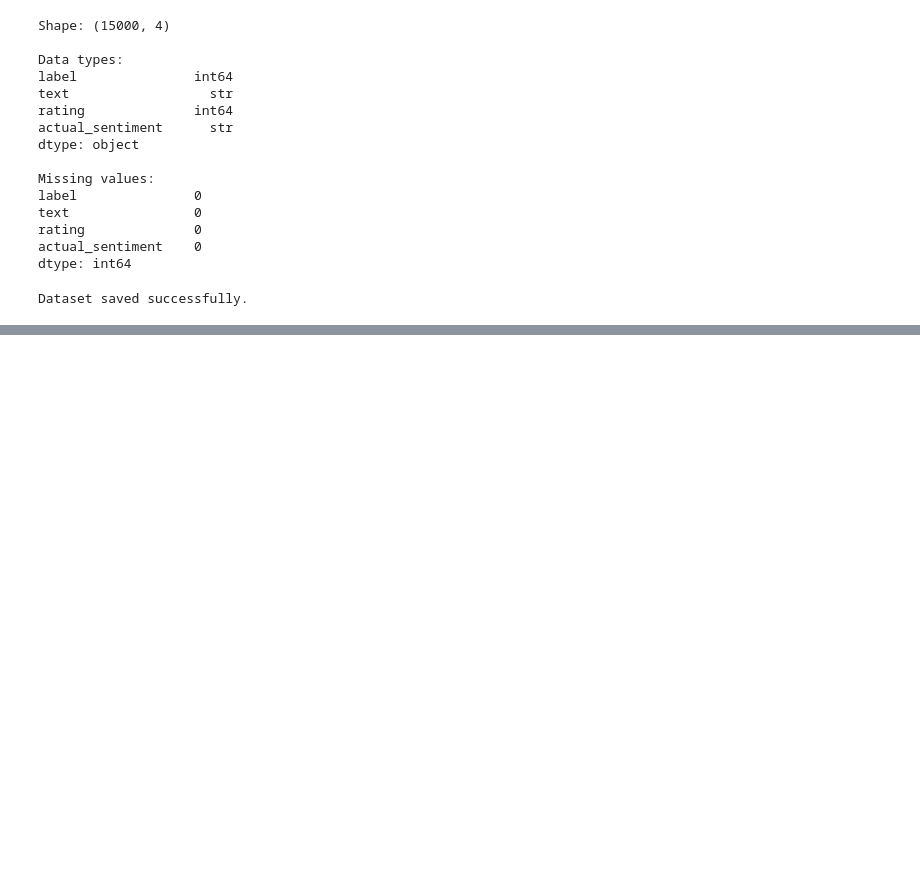
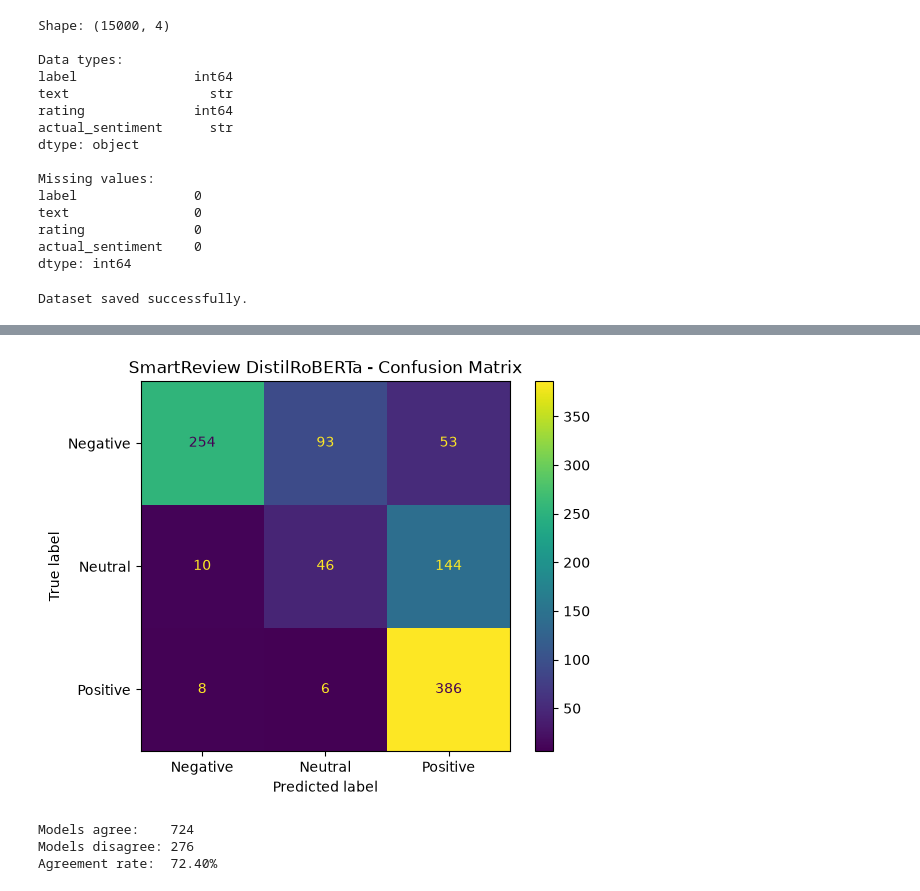
Before and after one commit to mare2868/VibeSig, a Jupyter notebook: 01_model_exploration.ipynb, the cells around one changed output, grey strips where cells are left out. Cells and saved outputs as stored; diff of their text form; code cells hidden in the pictures; blank space fills up the shorter version.

```diff
--- a/01_model_exploration.ipynb
+++ b/01_model_exploration.ipynb
@@ -178,0 +405,16 @@ Dataset saved successfully.
+# %%
+smartreview_test_results = smartreview_classifier(
+    test_reviews["text"].tolist(),
+    truncation=True,
+    max_length=512
+)
+
+for (_, row), result in zip(
+    test_reviews.iterrows(),
+    smartreview_test_results
+):
+    print(f"Actual:     {row['actual_sentiment']}")
+    print(f"Predicted:  {result['label']}")
+    print(f"Confidence: {result['score']:.4f}")
+    print(f"Review:     {row['text'][:200]}")
+    print("-" * 80)
@@ -178,0 +544,38 @@ Dataset saved successfully.
+# %%
+from sklearn.metrics import confusion_matrix, ConfusionMatrixDisplay
+import matplotlib.pyplot as plt
+
+labels = ["Negative", "Neutral", "Positive"]
+
+cm_smartreview = confusion_matrix(
+    y_true,
+    y_pred_smartreview,
+    labels=labels
+)
+
+disp = ConfusionMatrixDisplay(
+    confusion_matrix=cm_smartreview,
+    display_labels=labels
+)
+
+disp.plot(values_format="d")
+plt.title("SmartReview DistilRoBERTa - Confusion Matrix")
+plt.show()
+# %% [output]
+[figure, added]
+# %%
+benchmark_df["models_agree"] = (
+    benchmark_df["cardiff_prediction"]
+    == benchmark_df["smartreview_prediction"]
+)
+
+agree_count = benchmark_df["models_agree"].sum()
+disagree_count = (~benchmark_df["models_agree"]).sum()
+
+print(f"Models agree:    {agree_count}")
+print(f"Models disagree: {disagree_count}")
+print(f"Agreement rate:  {agree_count / len(benchmark_df):.2%}")
+# %% [output]
+Models agree:    724
+Models disagree: 276
+Agreement rate:  72.40%
```
Also changed, not shown: parts of 14 cells of this notebook, 1 other file.
